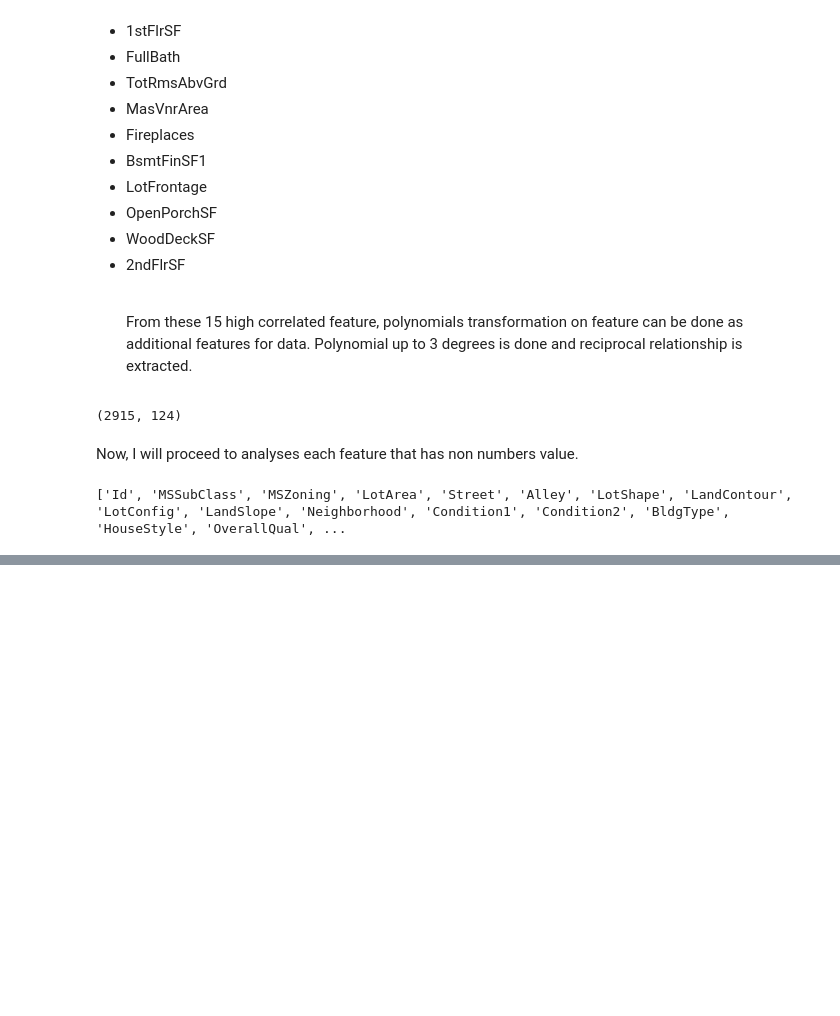
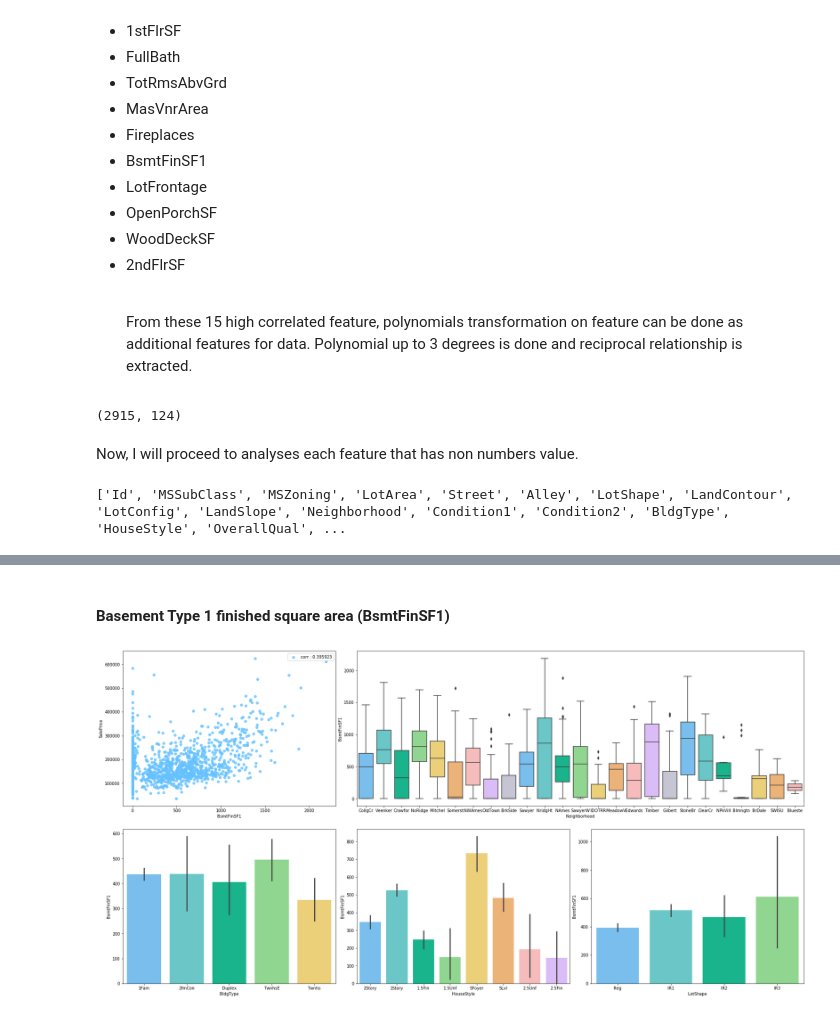
Before and after one commit to kaajun/kaggle-HousePrice, a Jupyter notebook: HousePrices/KaggleHousePrices.ipynb, the cells around one changed output, grey strips where cells are left out. Cells and saved outputs as stored; diff of their text form; code cells hidden in the pictures; blank space fills up the shorter version.

```diff
--- a/HousePrices/KaggleHousePrices.ipynb
+++ b/HousePrices/KaggleHousePrices.ipynb
@@ -306,0 +349,29 @@ We can see clearly that basement height correlate positively with sale price. Fr
+# %% [markdown]
+<h4> Basement Type 1 finished square area (BsmtFinSF1) </h4>
+# %%
+def categorical_plot2(mainfv,fvlist,tg='SalePrice'):
+    row = math.ceil(1+len(fvlist)/3.0)
+
+    grid = plt.GridSpec( int(row),3, wspace=0.1, hspace=0.15)
+    plt.subplots(figsize=(30,int(row*7.5)))
+
+    plt.subplot(grid[int(0), int(0)])
+    g = sns.regplot(x=train[mainfv], y=train[tg], fit_reg=False, label="corr : %2f"%(pearsonr(train[mainfv], train[tg])[0]))
+    g = g.legend(loc='best')
+
+    plt.subplot(grid[0, 1:])
+    sns.boxplot(x='Neighborhood', y=mainfv, data=train, palette = mycols)
+
+    itfv = 0
+    for ii in range(int(row-1)):
+        for col in range(3):
+            if itfv == len(fvlist):
+                continue
+            plt.subplot(grid[ii+1,col])
+            sns.barplot(x=fvlist[itfv],y=mainfv,data=train,palette=mycols)
+            itfv += 1
+    plt.savefig("fig/{}-analysis.png".format(mainfv))
+
+categorical_plot2('BsmtFinSF1',['BldgType','HouseStyle','LotShape'])
+# %% [output]
+[figure, added]
```
Also changed, not shown: parts of 37 cells of this notebook.
